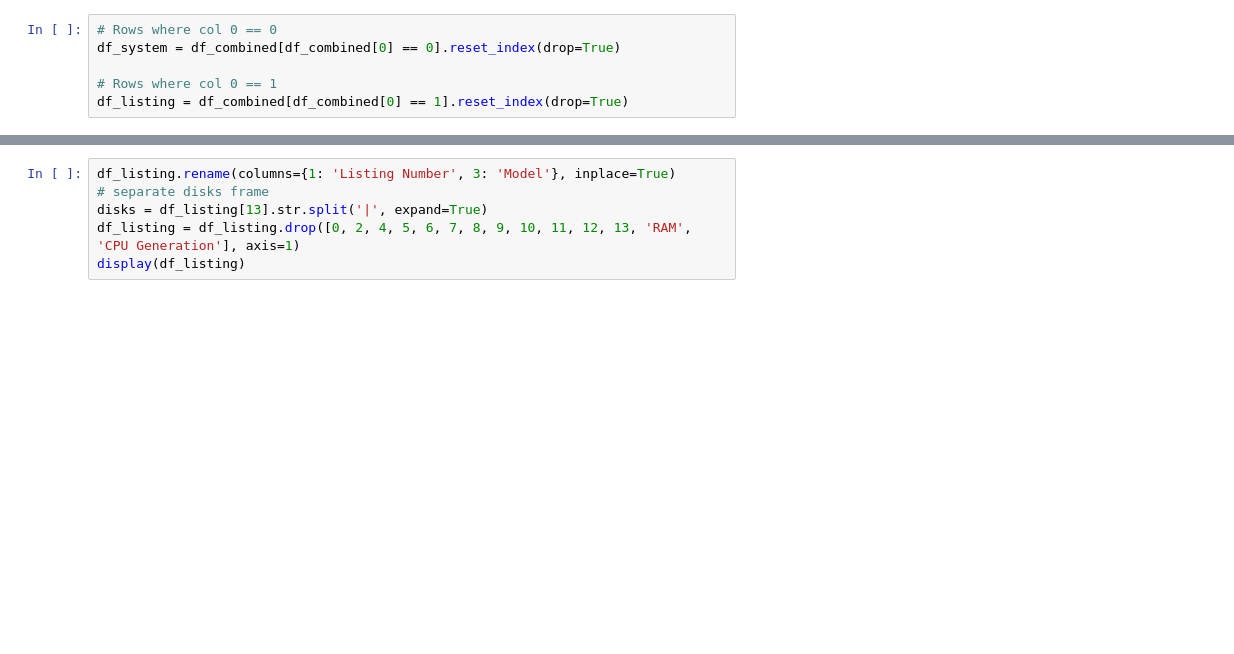
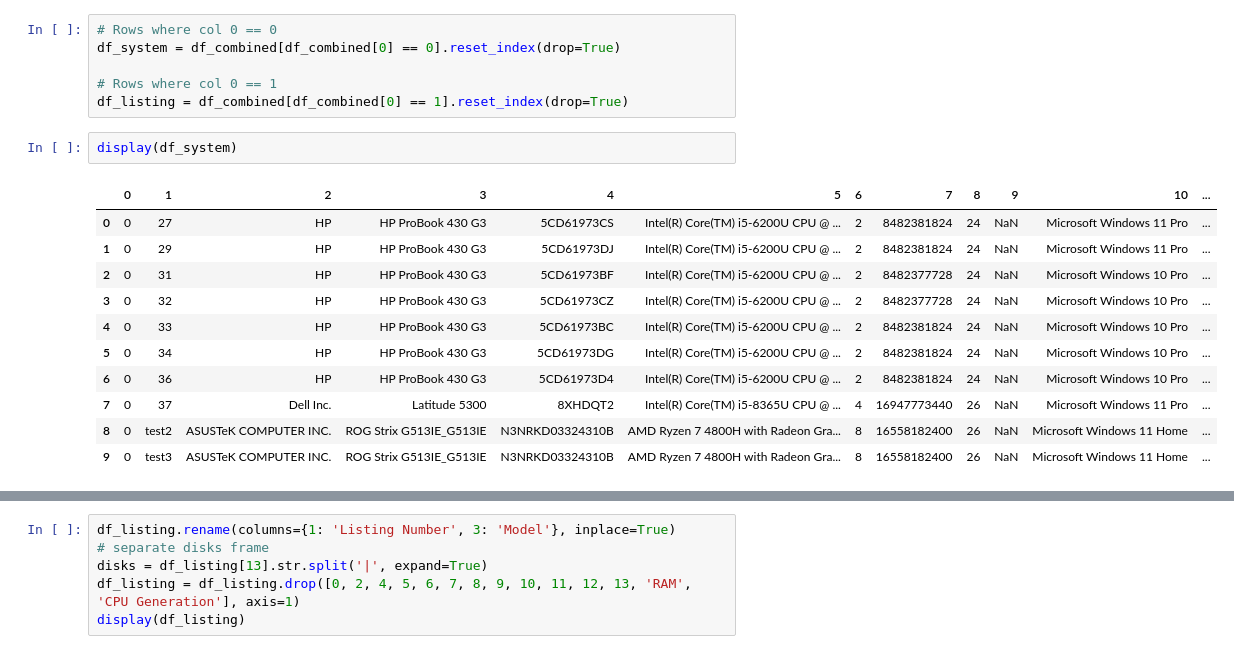
Before and after one commit to K80K8/SS, a Jupyter notebook: get_info/process_data.ipynb, the cells around one changed output, grey strips where cells are left out. Drawn from its saved outputs; the diff is of its cells as text; blank space fills up the shorter version.

```diff
--- a/get_info/process_data.ipynb
+++ b/get_info/process_data.ipynb
@@ -320,4 +324,18 @@ df_system = df_combined[df_combined[0] == 0].reset_index(drop=True)
 
 # Rows where col 0 == 1
 df_listing = df_combined[df_combined[0] == 1].reset_index(drop=True)
+# %%
+display(df_system)
+# %% [output]
+|  | 0 | 1 | 2 | 3 | 4 | 5 | 6 | 7 | 8 | 9 | 10 | ... |
+| 0 | 0 | 27 | HP | HP ProBook 430 G3 | 5CD61973CS | Intel(R) Core(TM) i5-6200U CPU @ ... | 2 | 8482381824 | 24 | NaN | Microsoft Windows 11 Pro | ... |
+| 1 | 0 | 29 | HP | HP ProBook 430 G3 | 5CD61973DJ | Intel(R) Core(TM) i5-6200U CPU @ ... | 2 | 8482381824 | 24 | NaN | Microsoft Windows 11 Pro | ... |
+| 2 | 0 | 31 | HP | HP ProBook 430 G3 | 5CD61973BF | Intel(R) Core(TM) i5-6200U CPU @ ... | 2 | 8482377728 | 24 | NaN | Microsoft Windows 10 Pro | ... |
+| 3 | 0 | 32 | HP | HP ProBook 430 G3 | 5CD61973CZ | Intel(R) Core(TM) i5-6200U CPU @ ... | 2 | 8482377728 | 24 | NaN | Microsoft Windows 10 Pro | ... |
+| 4 | 0 | 33 | HP | HP ProBook 430 G3 | 5CD61973BC | Intel(R) Core(TM) i5-6200U CPU @ ... | 2 | 8482381824 | 24 | NaN | Microsoft Windows 10 Pro | ... |
+| 5 | 0 | 34 | HP | HP ProBook 430 G3 | 5CD61973DG | Intel(R) Core(TM) i5-6200U CPU @ ... | 2 | 8482381824 | 24 | NaN | Microsoft Windows 10 Pro | ... |
+| 6 | 0 | 36 | HP | HP ProBook 430 G3 | 5CD61973D4 | Intel(R) Core(TM) i5-6200U CPU @ ... | 2 | 8482381824 | 24 | NaN | Microsoft Windows 10 Pro | ... |
+| 7 | 0 | 37 | Dell Inc. | Latitude 5300 | 8XHDQT2 | Intel(R) Core(TM) i5-8365U CPU @ ... | 4 | 16947773440 | 26 | NaN | Microsoft Windows 11 Pro | ... |
+| 8 | 0 | test2 | ASUSTeK COMPUTER INC. | ROG Strix G513IE_G513IE | N3NRKD03324310B | AMD Ryzen 7 4800H with Radeon Gra... | 8 | 16558182400 | 26 | NaN | Microsoft Windows 11 Home | ... |
+| 9 | 0 | test3 | ASUSTeK COMPUTER INC. | ROG Strix G513IE_G513IE | N3NRKD03324310B | AMD Ryzen 7 4800H with Radeon Gra... | 8 | 16558182400 | 26 | NaN | Microsoft Windows 11 Home | ... |
 # %%
```
Also changed, not shown: parts of 5 cells of this notebook.
